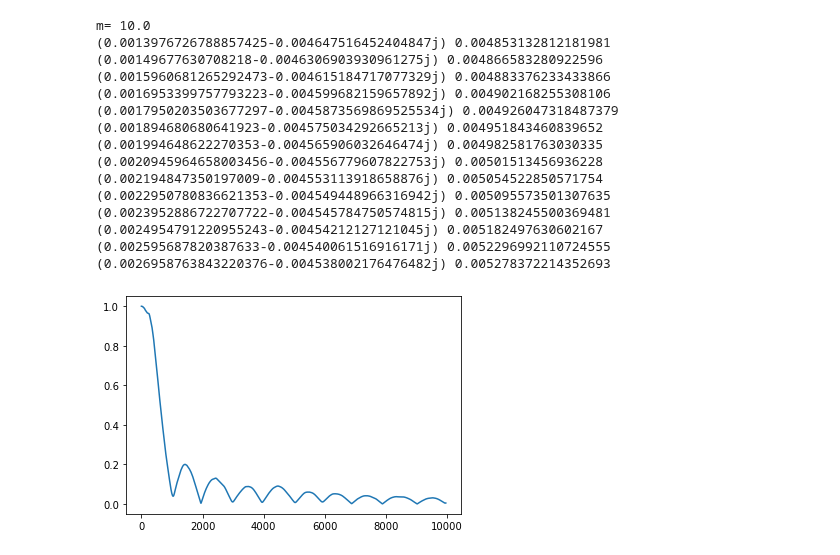
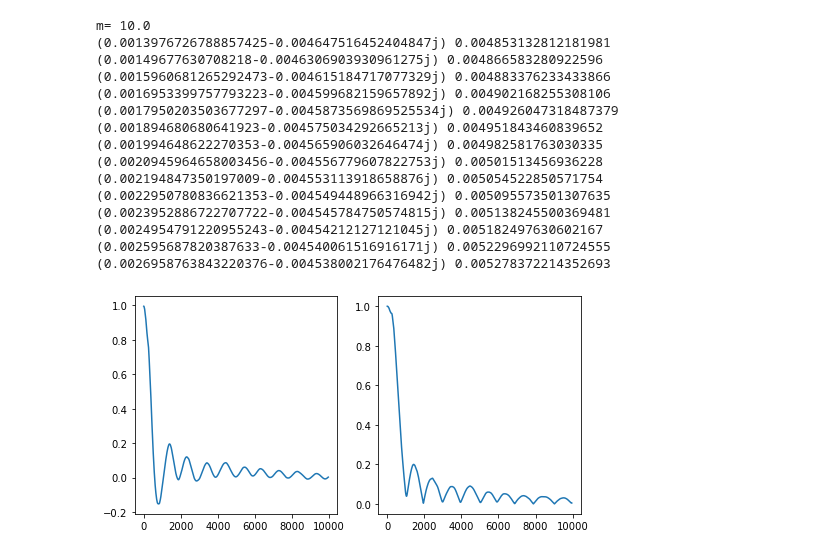
Before and after one commit to Sultanow/collatz, a Jupyter notebook: 04 Cycles/Python/notebook/weyl_criterion/test99.ipynb, the cells around one changed output. Saved outputs shown, nothing was run; the diff lists cells and outputs as text; code cells hidden in the pictures.

```diff
--- a/04 Cycles/Python/notebook/weyl_criterion/test99.ipynb
+++ b/04 Cycles/Python/notebook/weyl_criterion/test99.ipynb
@@ -25,38 +25,43 @@ sum=0.0
 m=10.0 # integer other than 0
 print("m=",m)
 x = []
-y = []
+y1 = []
+y2 = []
 c=complex(0.0,-1.0)
 for i in range(1,count+1):
    d=2.0*math.pi*c*m*seq[i-1]
    temp=cmath.exp(d)
    sum=sum+temp
    temp=sum/i
    temp1=abs(temp)
    temp2=math.floor(temp1*100000)
    f.write(" %d\n" % temp2)
    if (i>cutoff):
       print(temp,abs(temp))
    x.append(i)
-   y.append(abs(temp))
+   y1.append(temp)
+   y2.append(abs(temp))
 f.close()
 
-plt.plot(x, y)
+fig, ax = plt.subplots(1, 2, figsize=(8, 4))
+ax = ax.flatten()
+ax[0].plot(x, y1)
+ax[1].plot(x, y2)
 plt.show()
 # %% [output]
 m= 10.0
 (0.0013976726788857425-0.004647516452404847j) 0.004853132812181981
 (0.00149677630708218-0.0046306903930961275j) 0.004866583280922596
 (0.0015960681265292473-0.004615184717077329j) 0.004883376233433866
 (0.0016953399757793223-0.004599682159657892j) 0.004902168255308106
 (0.0017950203503677297-0.0045873569869525534j) 0.004926047318487379
 (0.001894680680641923-0.004575034292665213j) 0.004951843460839652
 (0.001994648622270353-0.004565906032646474j) 0.004982581763030335
 (0.0020945964658003456-0.004556779607822753j) 0.00501513456936228
 (0.002194847350197009-0.004553113918658876j) 0.005054522850571754
 (0.0022950780836621353-0.004549448966316942j) 0.005095573501307635
 (0.0023952886722707722-0.004545784750574815j) 0.005138245500369481
 (0.0024954791220955243-0.00454212127121045j) 0.005182497630602167
 (0.002595687820387633-0.004540061516916171j) 0.0052296992110724555
 (0.0026958763843220376-0.004538002176476482j) 0.005278372214352693
-[figure, old version]
+[figure, new version]
```
Also changed, not shown: 26 other files.
